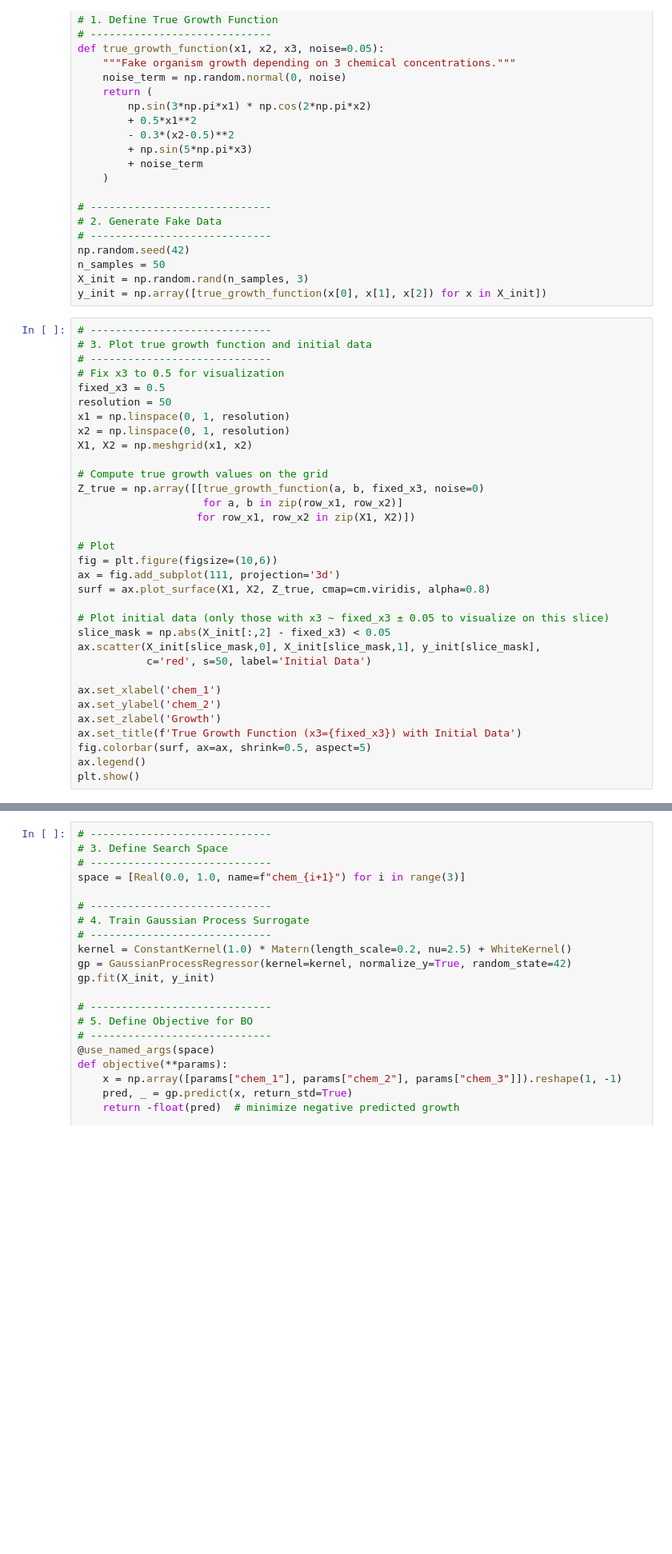
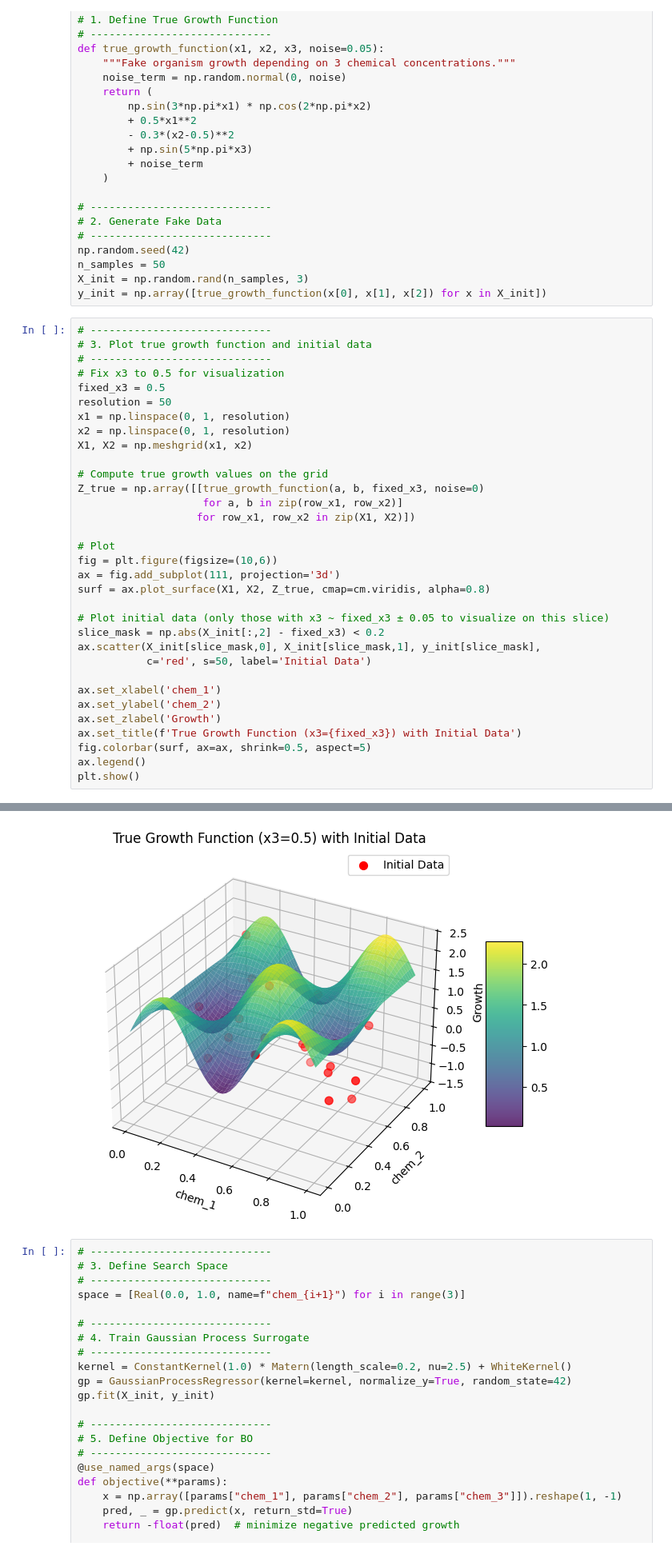
Before and after one commit to GJStathis/monomer_hackathon_2025, a Jupyter notebook: notebooks/BO_v3-2D.ipynb, the cells around one changed output, grey strips where cells are left out. Shown at 80% size. Cells and saved outputs as stored; diff of their text form; blank space fills up the shorter version.

```diff
--- a/notebooks/BO_v3-2D.ipynb
+++ b/notebooks/BO_v3-2D.ipynb
@@ -55,7 +55,7 @@ ax = fig.add_subplot(111, projection='3d')
 surf = ax.plot_surface(X1, X2, Z_true, cmap=cm.viridis, alpha=0.8)
 
 # Plot initial data (only those with x3 ~ fixed_x3 ± 0.05 to visualize on this slice)
-slice_mask = np.abs(X_init[:,2] - fixed_x3) < 0.05
+slice_mask = np.abs(X_init[:,2] - fixed_x3) < 0.2
 ax.scatter(X_init[slice_mask,0], X_init[slice_mask,1], y_init[slice_mask],
            c='red', s=50, label='Initial Data')
 
@@ -72,3 +70,4 @@ plt.show()
+[figure, added]
 # %%
 # -----------------------------
 # 3. Define Search Space
```
Also changed, not shown: parts of 2 cells of this notebook.
